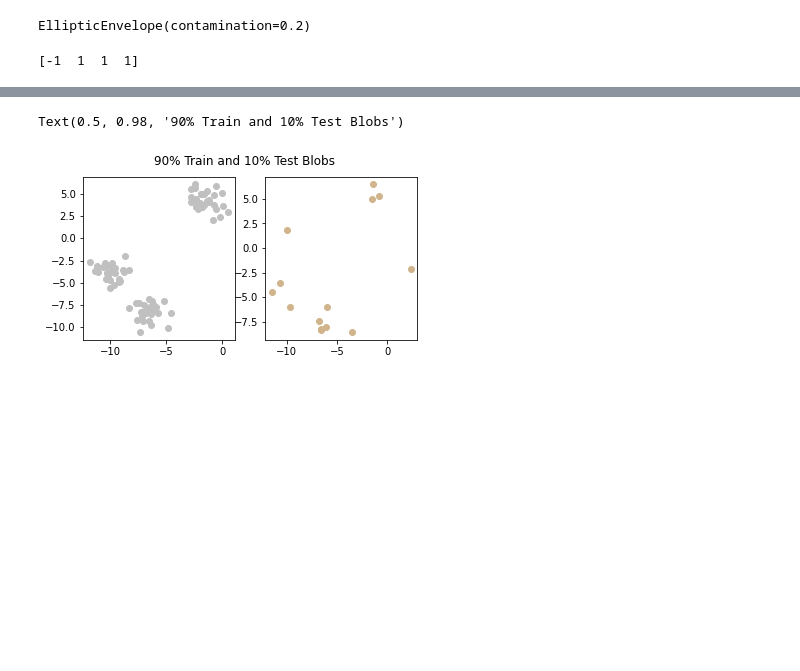
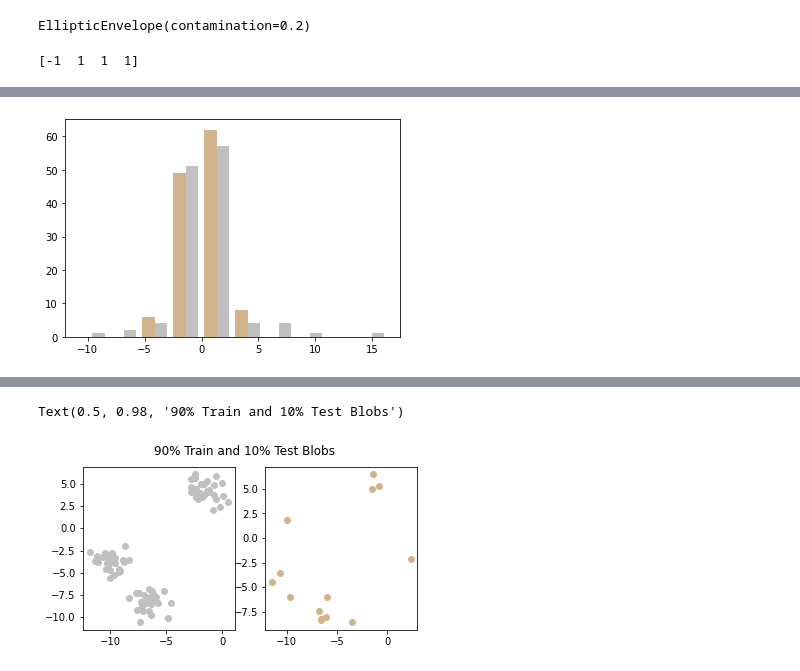
Before and after one commit to spribylova/Python-Elliptic-Data, a Jupyter notebook: elliptic_envelope.ipynb, the cells around one changed output, grey strips where cells are left out. Drawn from its saved outputs; the diff is of its cells as text; code cells hidden in the pictures; blank space fills up the shorter version.

```diff
--- a/elliptic_envelope.ipynb
+++ b/elliptic_envelope.ipynb
@@ -101,3 +147,9 @@ plt.yticks(())
+# %%
+# see the normal dostribution condition is satisfied
+plt.hist(X, bins=10, color= [ 'tan', 'silver'])
+plt.show()
+# %% [output]
+[figure, added]
 # %%
 # predict if the point is or is not an outlier if we want to have ~10% outliers in data set
 from sklearn.covariance import EllipticEnvelope
```
Also changed, not shown: parts of 9 cells of this notebook.
